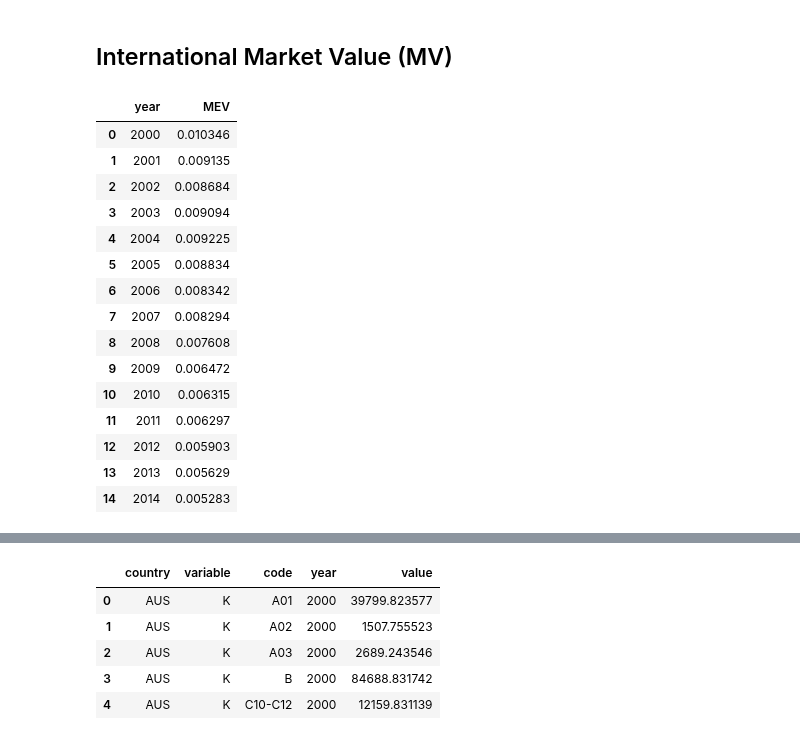
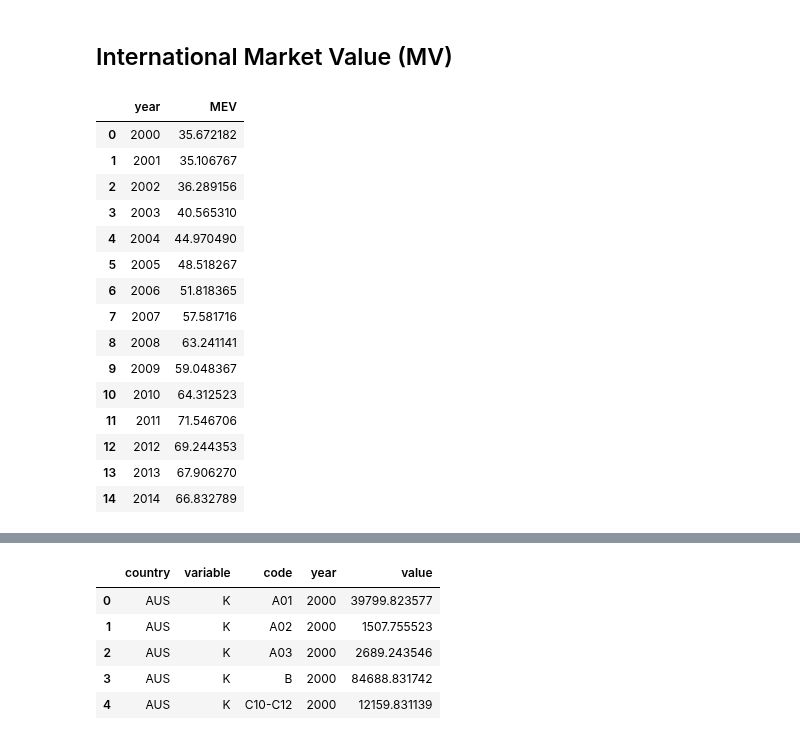
Before and after one commit to kavyajeetbora/ETL_wages, a Jupyter notebook: WIOD.ipynb, the cells around one changed output, grey strips where cells are left out. Cells and saved outputs as stored; diff of their text form; code cells hidden in the pictures.

```diff
--- a/WIOD.ipynb
+++ b/WIOD.ipynb
@@ -412,29 +430,29 @@ sns.lineplot(data=data_filter, x='year', y='hom_labour', hue='country')
 ## International Market Value (MV)
 # %%
 SEA_USD_melt = pd.melt(SEA_USD, id_vars=['country','variable','code'], value_vars= year_range, var_name='year')
-SEA_USD_GO = SEA_USD_melt[['variable', 'value','year']][SEA_USD_melt['variable']=='GO'].groupby('year').sum().drop('variable', axis=1).reset_index()
-SEA_HEMPE_sum = SEA[['variable', 'value','year']][SEA['variable']=='GO'].groupby('year').sum().drop('variable', axis=1).reset_index()
+SEA_USD_GO_sum = SEA_USD_melt[['variable', 'value','year']][SEA_USD_melt['variable']=='GO'].groupby('year').sum().drop('variable', axis=1).reset_index()
+SEA_HEMPE_sum = SEA[['variable', 'value','year']][SEA['variable']=='H_EMPE'].groupby('year').sum().drop('variable', axis=1).reset_index()
 
 MEV = SEA_HEMPE_sum.copy().drop(['value'],axis=1)
-MEV['MEV'] = SEA_USD_GO['value']/SEA_HEMPE_sum['value']
+MEV['MEV'] = SEA_USD_GO_sum['value']/SEA_HEMPE_sum['value']
 MEV
 # %% [output]
 |  | year | MEV |
-| 0 | 2000 | 0.010346 |
-| 1 | 2001 | 0.009135 |
-| 2 | 2002 | 0.008684 |
-| 3 | 2003 | 0.009094 |
-| 4 | 2004 | 0.009225 |
-| 5 | 2005 | 0.008834 |
-| 6 | 2006 | 0.008342 |
-| 7 | 2007 | 0.008294 |
-| 8 | 2008 | 0.007608 |
-| 9 | 2009 | 0.006472 |
-| 10 | 2010 | 0.006315 |
-| 11 | 2011 | 0.006297 |
-| 12 | 2012 | 0.005903 |
-| 13 | 2013 | 0.005629 |
-| 14 | 2014 | 0.005283 |
+| 0 | 2000 | 35.672182 |
+| 1 | 2001 | 35.106767 |
+| 2 | 2002 | 36.289156 |
+| 3 | 2003 | 40.565310 |
+| 4 | 2004 | 44.970490 |
+| 5 | 2005 | 48.518267 |
+| 6 | 2006 | 51.818365 |
+| 7 | 2007 | 57.581716 |
+| 8 | 2008 | 63.241141 |
+| 9 | 2009 | 59.048367 |
+| 10 | 2010 | 64.312523 |
+| 11 | 2011 | 71.546706 |
+| 12 | 2012 | 69.244353 |
+| 13 | 2013 | 67.906270 |
+| 14 | 2014 | 66.832789 |
 # %%
 SEA_USD[SEA_USD['variable'].isin(['K','GO']) & SEA_USD['country'].isin(['AUS','IND','IDN']) & SEA_USD['code'].isin(['A01'])]
 # %% [output]
```
Also changed, not shown: parts of 31 cells of this notebook.
